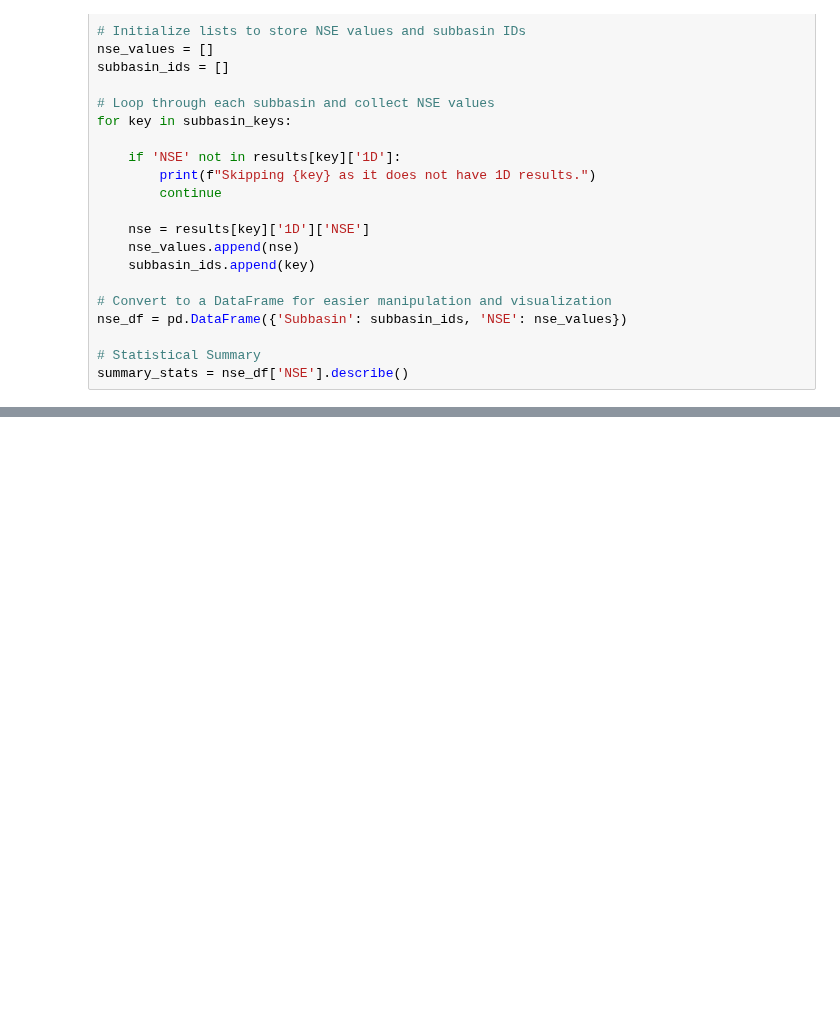
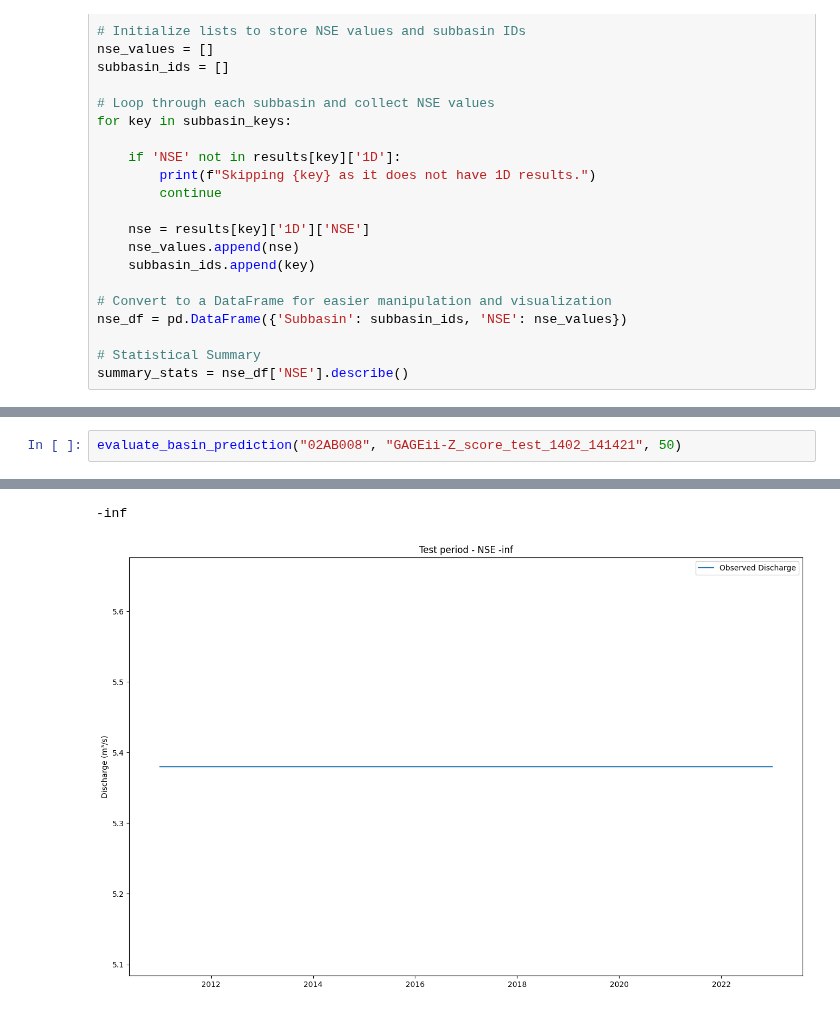
Before and after one commit to yunsupark1120/GAGEii_modeling, a Jupyter notebook: model_training.ipynb, the cells around one changed output, grey strips where cells are left out. Cells and saved outputs as stored; diff of their text form; blank space fills up the shorter version.

```diff
--- a/model_training.ipynb
+++ b/model_training.ipynb
@@ -142,0 +188,3 @@ Text(0.5, 1.0, 'Test period - NSE 0.257')
+# %%
+evaluate_basin_prediction("02AB008", "GAGEii-Z_score_test_1402_141421", 50)
+# %% [output]
@@ -142,0 +194,2 @@ Text(0.5, 1.0, 'Test period - NSE 0.257')
+-inf
+[figure, added]
```
Also changed, not shown: parts of 10 cells of this notebook, 6 other files.
